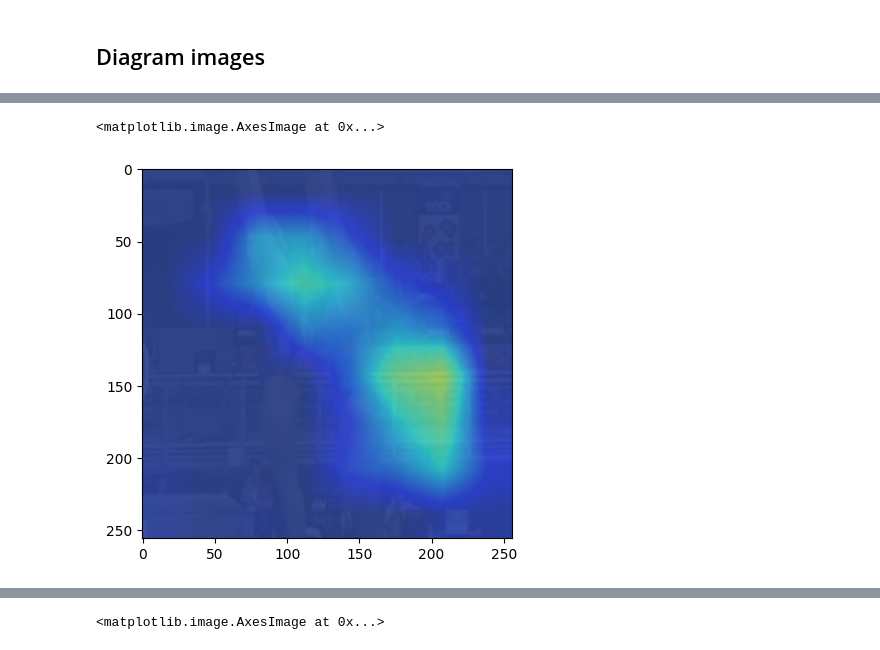
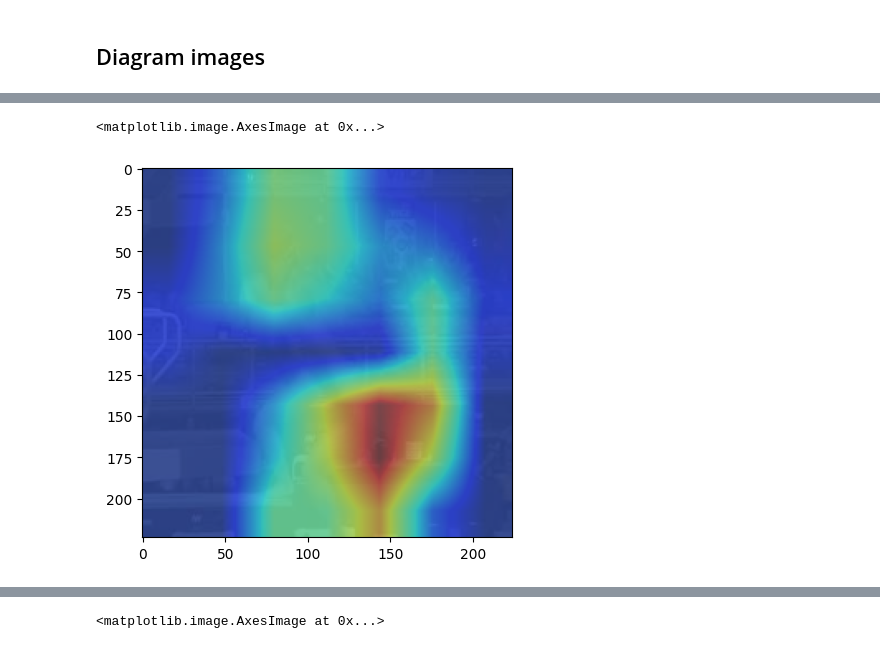
Before and after one commit to sirTomasson/diveslowlearnfast, a Jupyter notebook: notebooks/Dice Loss.ipynb, the cells around one changed output, grey strips where cells are left out. Cells and saved outputs as stored; diff of their text form; code cells hidden in the pictures.

```diff
--- a/notebooks/Dice Loss.ipynb
+++ b/notebooks/Dice Loss.ipynb
@@ -405,5 +405,5 @@ heatmaps = dlf.create_heatmaps(inputs, attn_maps, cfg.DATA.MEAN, cfg.DATA.STD, c
 # %%
-plt.imshow(heatmaps[0][0].permute(1, 2, 3, 0)[1])
+plt.imshow(heatmaps[0][0].permute(1, 2, 3, 0)[2])
 # %% [output]
 <matplotlib.image.AxesImage at 0x...>
-[figure, old version]
+[figure, new version]
```
Also changed, not shown: parts of 3 cells of this notebook, 3 other files.
